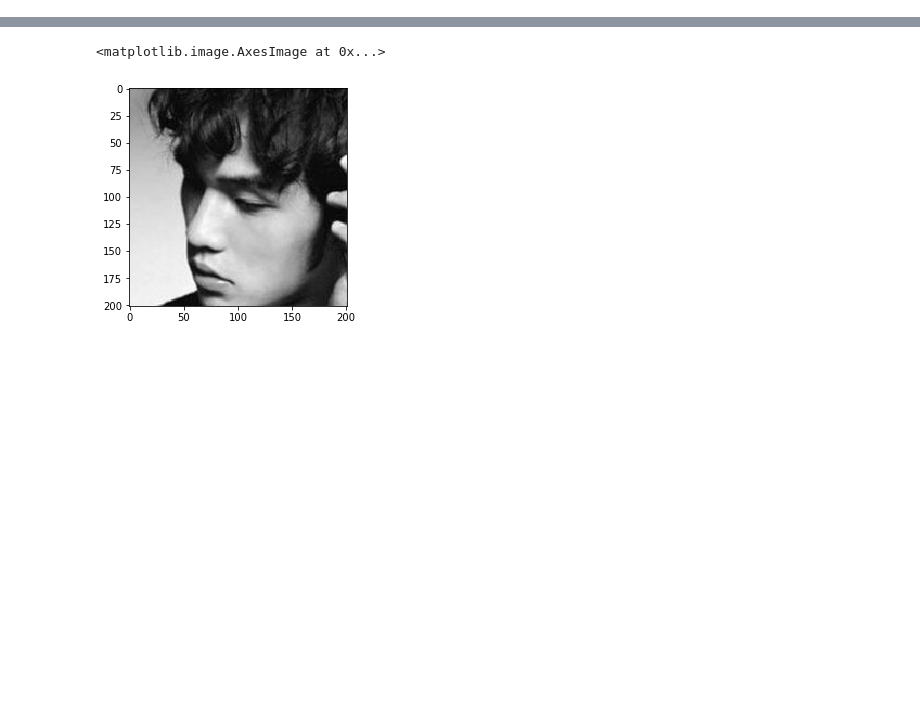
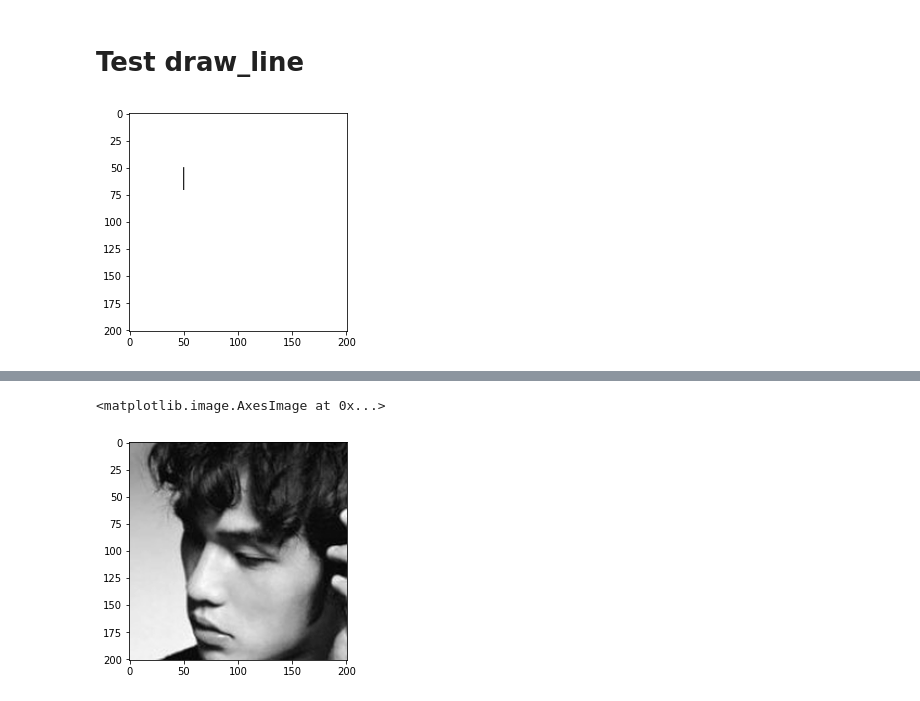
Before and after one commit to jiang1997/image2seq, a Jupyter notebook: generate.ipynb, the cells around one changed output, grey strips where cells are left out. Cells and saved outputs as stored; diff of their text form; code cells hidden in the pictures; blank space fills up the shorter version.

```diff
--- a/generate.ipynb
+++ b/generate.ipynb
@@ -29,0 +6,2 @@ plt.show()
+# %%
+img = np.ones((201, 201), dtype=np.int32) * 255
@@ -30 +10,5 @@ plt.show()
+# %%
+def show(img):
+    plt.imshow(img, cmap='gray', vmax=255, vmin=0)
+    plt.show()
 # %%
@@ -102,8 +87,13 @@ def draw_line(canvas, p1, p2, color, flag = False):
 
         for i in range(p1[0], p2[0] + step, step):
             canvas[i, p1[1]] = color
+# %% [markdown]
+# Test draw_line
 # %%
 # verticial line
 draw_line(img,(70, 50),(50, 50), 0)
+show(img)
+# %% [output]
+[figure, added]
 # %%
 draw_line(img, (0, 0), (5, 40), 100)
```
Also changed, not shown: parts of 42 cells of this notebook, 1 other file.
